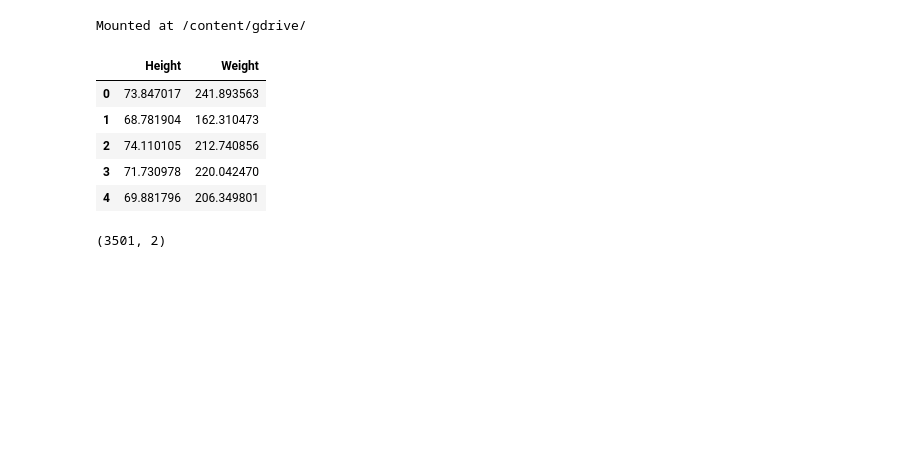
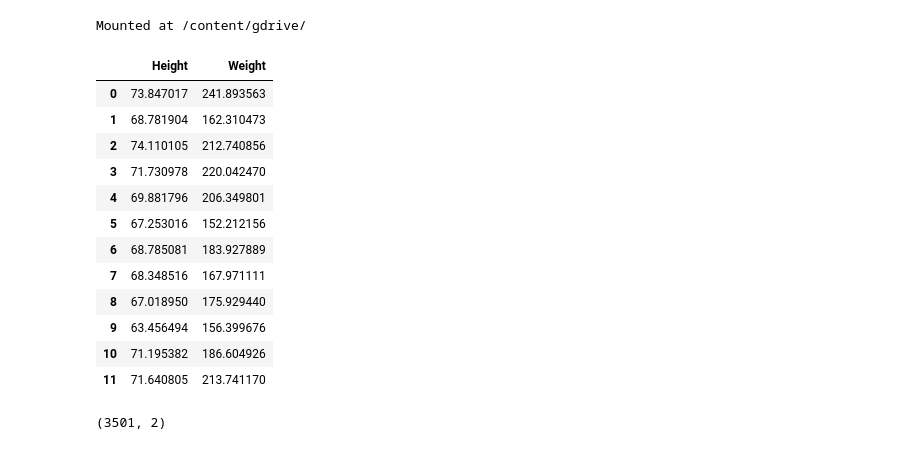
Before and after one commit to Shibli-Nomani/datascience, a Jupyter notebook: HW01_IQ_LinearRegression_HW.ipynb, the cells around one changed output. Saved outputs shown, nothing was run; the diff lists cells and outputs as text; code cells hidden in the pictures; blank space fills up the shorter version.

```diff
--- a/HW01_IQ_LinearRegression_HW.ipynb
+++ b/HW01_IQ_LinearRegression_HW.ipynb
@@ -9,20 +9,27 @@ Mounted at /content/gdrive/
 # %%
 #
 import pandas as pd
 import numpy as np
 import matplotlib.pyplot as plt
 import seaborn as sns
 %matplotlib inline
 path='/content/gdrive/MyDrive/AIQUEST ML Course/Height-Weight Data.csv'
 data = pd.read_csv(path)
-data.head(5)
+data.head(12)
 # %% [output]
 |  | Height | Weight |
 | 0 | 73.847017 | 241.893563 |
 | 1 | 68.781904 | 162.310473 |
 | 2 | 74.110105 | 212.740856 |
 | 3 | 71.730978 | 220.042470 |
 | 4 | 69.881796 | 206.349801 |
+| 5 | 67.253016 | 152.212156 |
+| 6 | 68.785081 | 183.927889 |
+| 7 | 68.348516 | 167.971111 |
+| 8 | 67.018950 | 175.929440 |
+| 9 | 63.456494 | 156.399676 |
+| 10 | 71.195382 | 186.604926 |
+| 11 | 71.640805 | 213.741170 |
 # %%
 #No of rows and columns
 data.shape
```
